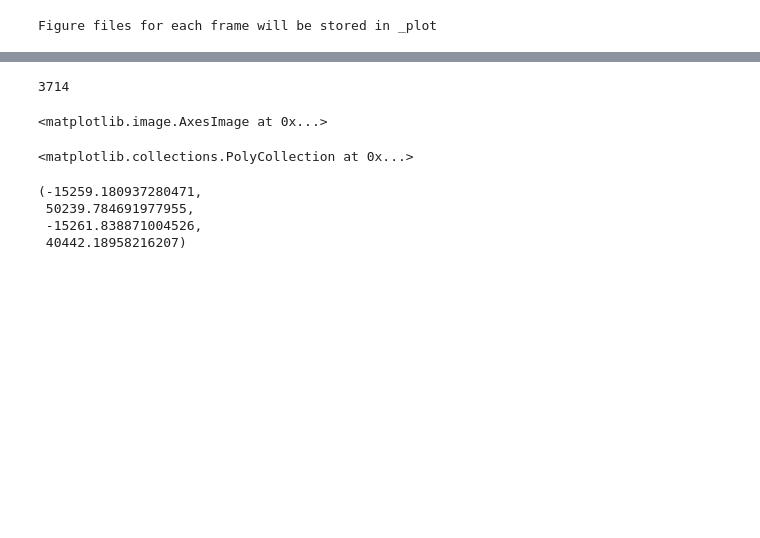
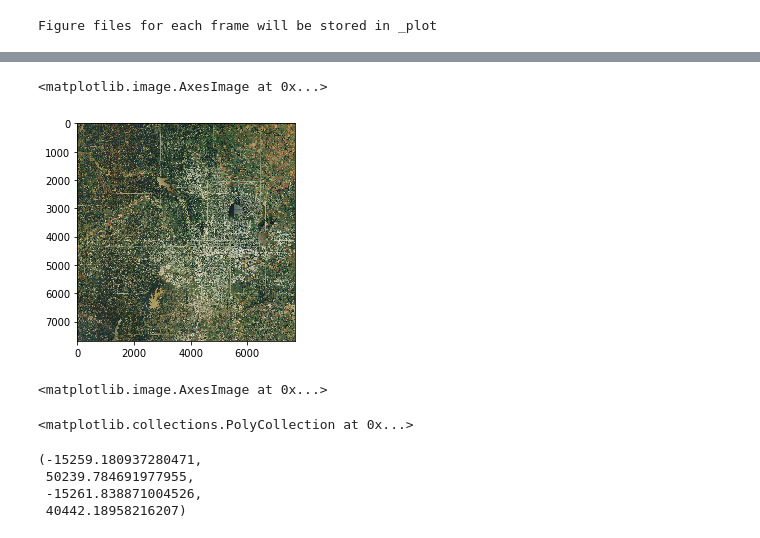
Before and after one commit to chrimerss/CREST-iMAP, a Jupyter notebook: Examples/visualization/animation.ipynb, the cells around one changed output, grey strips where cells are left out. Drawn from its saved outputs; the diff is of its cells as text; code cells hidden in the pictures; blank space fills up the shorter version.

```diff
--- a/Examples/visualization/animation.ipynb
+++ b/Examples/visualization/animation.ipynb
@@ -152,4 +121,5 @@ dr= pd.date_range('20170825120000','20170831000000', freq='120S')
-# %%
-dr.get_loc('20170830154800')
-# %% [output]
-3714
+# %%
+plt.imshow(np.flip(img, axis=1))
+# %% [output]
+<matplotlib.image.AxesImage at 0x...>
+[figure, added]
```
Also changed, not shown: parts of 11 cells of this notebook, 22 other files.
